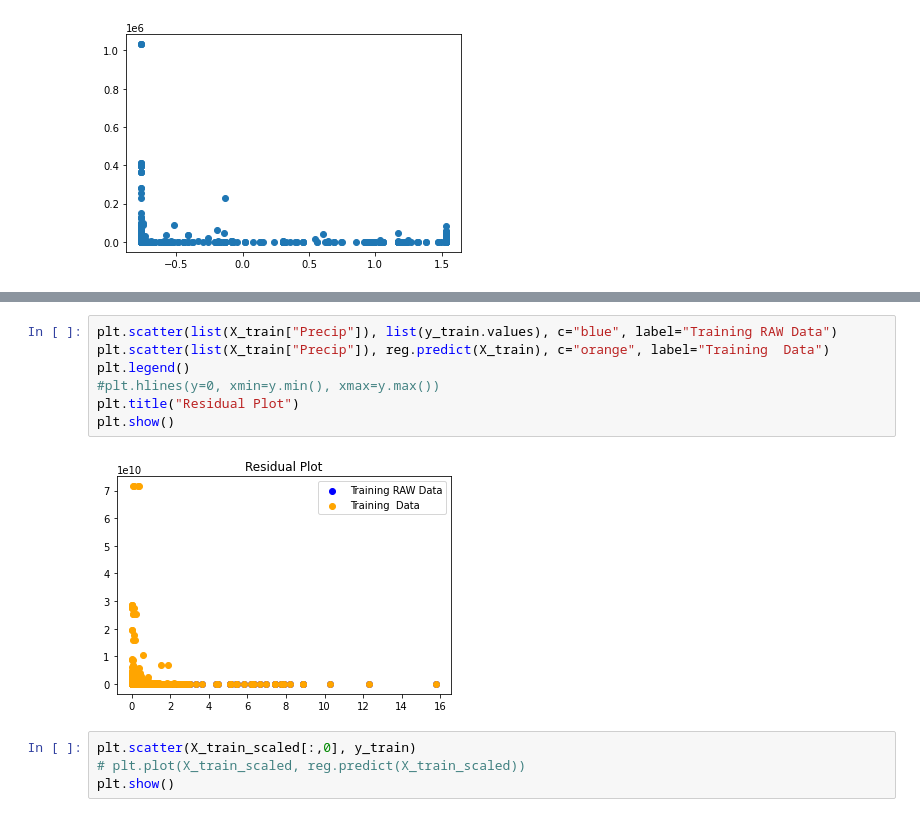
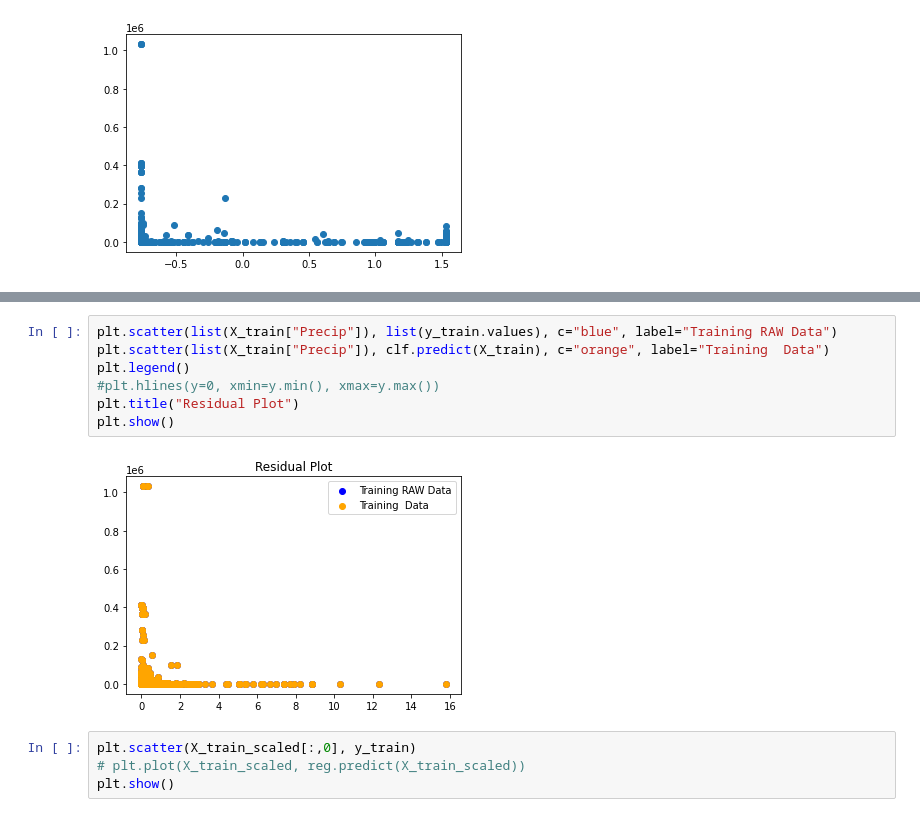
Before and after one commit to josephchancey/ca-wildfire-ml, a Jupyter notebook: data/clean/Preprocessing-&-Machine-Learning.ipynb, the cells around one changed output, grey strips where cells are left out. Cells and saved outputs as stored; diff of their text form.

```diff
--- a/data/clean/Preprocessing-&-Machine-Learning.ipynb
+++ b/data/clean/Preprocessing-&-Machine-Learning.ipynb
@@ -414,12 +414,12 @@ print(clf.score(X_test, y_test))
 # %%
 plt.scatter(list(X_train["Precip"]), list(y_train.values), c="blue", label="Training RAW Data")
-plt.scatter(list(X_train["Precip"]), reg.predict(X_train), c="orange", label="Training  Data")
+plt.scatter(list(X_train["Precip"]), clf.predict(X_train), c="orange", label="Training  Data")
 plt.legend()
 #plt.hlines(y=0, xmin=y.min(), xmax=y.max())
 plt.title("Residual Plot")
 plt.show()
 # %% [output]
-[figure, old version]
+[figure, new version]
 # %%
 plt.scatter(X_train_scaled[:,0], y_train)
 # plt.plot(X_train_scaled, reg.predict(X_train_scaled))
```
Also changed, not shown: parts of 1 cell of this notebook.
